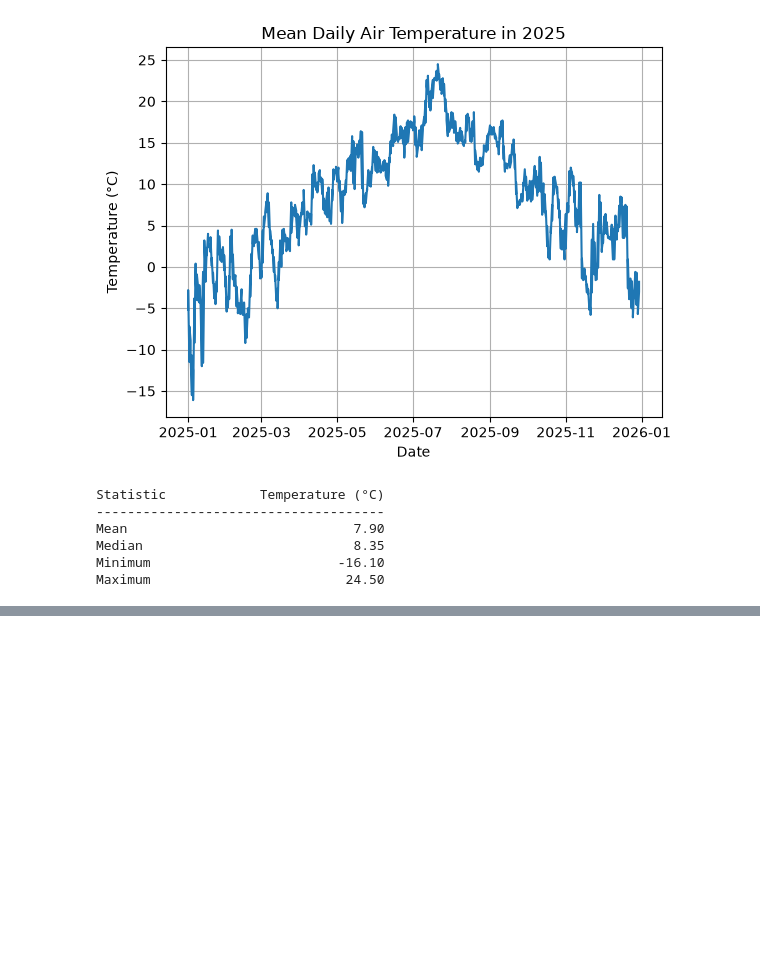
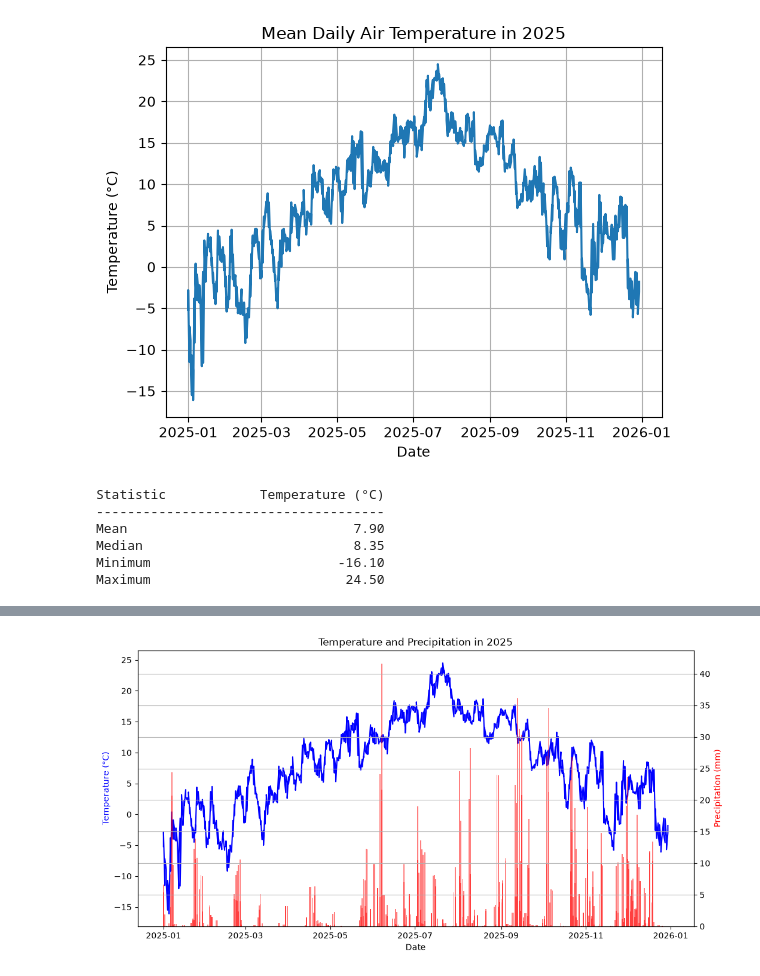
Before and after one commit to HABOZ1/Deliverable_1, a Jupyter notebook: deliverable_1.ipynb, the cells around one changed output, grey strips where cells are left out. Cells and saved outputs as stored; diff of their text form; code cells hidden in the pictures; blank space fills up the shorter version.

```diff
--- a/deliverable_1.ipynb
+++ b/deliverable_1.ipynb
@@ -83,0 +86,80 @@ Maximum                         24.50
+# %%
+import requests
+import pandas as pd
+import matplotlib.pyplot as plt
+
+# Read the client ID from a file
+with open("../../frost_client_id.txt", "r") as file:
+    client_id = file.read().strip()
+
+# Define endpoint and parameters
+endpoint = "https://frost.met.no/observations/v0.jsonld"
+parameters = {
+    "sources": "SN17850",
+    "elements": "mean(air_temperature P1D),sum(precipitation_amount P1D)",
+    "referencetime": "2025-01-01/2025-12-31",
+}
+
+# Issue an HTTP GET request
+r = requests.get(endpoint, params=parameters, auth=(client_id, ""))
+
+# Extract JSON data
+json = r.json()
+
+# Check if the request worked, print out any errors
+if r.status_code == 200:
+    data = json["data"]
+    print("Data retrieved from frost.met.no!")
+else:
+    print("Error! Returned status code %s" % r.status_code)
+    print("Message: %s" % json["error"]["message"])
+    print("Reason: %s" % json["error"]["reason"])
+
+# This will return a Dataframe with all of the observations in a table format
+df = pd.DataFrame()
+rows = []
+for i in range(len(data)):
+    row = pd.DataFrame(data[i]["observations"])
+    row["referenceTime"] = data[i]["referenceTime"]
+    row["sourceId"] = data[i]["sourceId"]
+    rows.append(row)
+
+df = pd.concat(rows, ignore_index=True)
+
+# Extract temperatures and precipitation data
+temperatures = df[df["elementId"] == "mean(air_temperature P1D)"]["value"]
+temperature_dates = pd.to_datetime(df[df["elementId"] == "mean(air_temperature P1D)"]["referenceTime"])
+
+precipitations = df[df["elementId"] == "sum(precipitation_amount P1D)"]["value"]
+precipitation_dates = pd.to_datetime(df[df["elementId"] == "sum(precipitation_amount P1D)"]["referenceTime"])
+
+# Plot the data with two y-axes
+fig, ax1 = plt.subplots(figsize=(12, 6))
+
+# Temperature on the left y-axis
+ax1.plot(
+    temperature_dates,
+    temperatures,
+    color="blue",
+    label="Temperature"
+)
+ax1.set_xlabel("Date")
+ax1.set_ylabel("Temperature (°C)", color="blue")
+
+# Create a new y-axis
+ax2 = ax1.twinx()
+
+# Precipitation on the right y-axis
+ax2.bar(
+    precipitation_dates,
+    precipitations,
+    color="red",
+    alpha=0.5,
+    label="Precipitation"
+)
+ax2.set_ylabel("Precipitation (mm)", color="red")
+
+plt.title("Temperature and Precipitation in 2025")
+plt.grid(True)
+plt.show()
+# %% [output]
@@ -83,0 +167 @@ Maximum                         24.50
+[figure, added]
```
Also changed, not shown: parts of 2 cells of this notebook.
